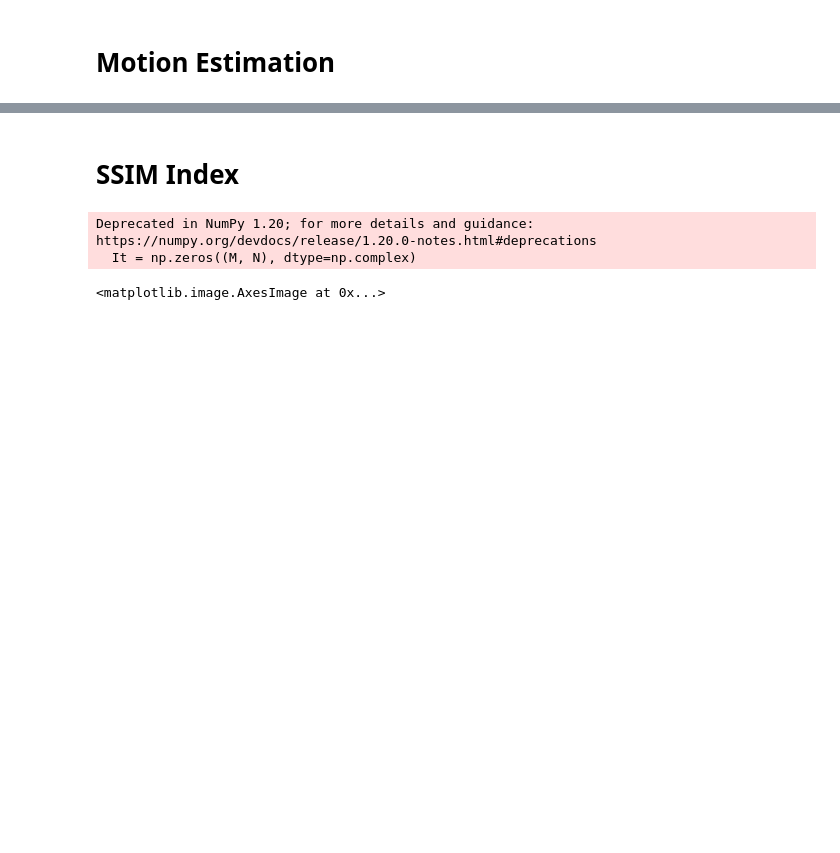
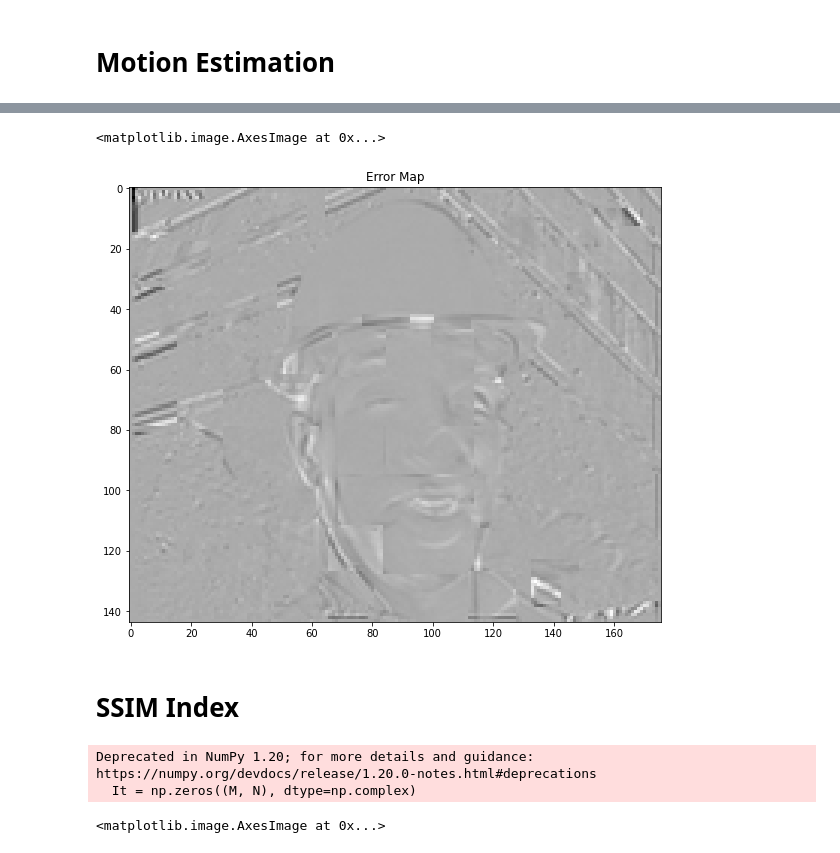
Before and after one commit to TUdayKiranReddy/IVP, a Jupyter notebook: Assignments/Assignment 6/EE19BTECH11038-HW6.ipynb, the cells around one changed output, grey strips where cells are left out. Saved outputs shown, nothing was run; the diff lists cells and outputs as text; code cells hidden in the pictures; blank space fills up the shorter version.

```diff
--- a/Assignments/Assignment 6/EE19BTECH11038-HW6.ipynb
+++ b/Assignments/Assignment 6/EE19BTECH11038-HW6.ipynb
@@ -118,3 +216,10 @@ def gaussian_filter(sigma, N):
+# %%
+plt.rcParams["figure.figsize"] = (10, 8)
+plt.title("Error Map")
+plt.imshow(J-img_2, cmap="gray")
+# %% [output]
+<matplotlib.image.AxesImage at 0x...>
+[figure, added]
 # %% [markdown]
 # SSIM Index
 # %%
```
Also changed, not shown: parts of 9 cells of this notebook.
